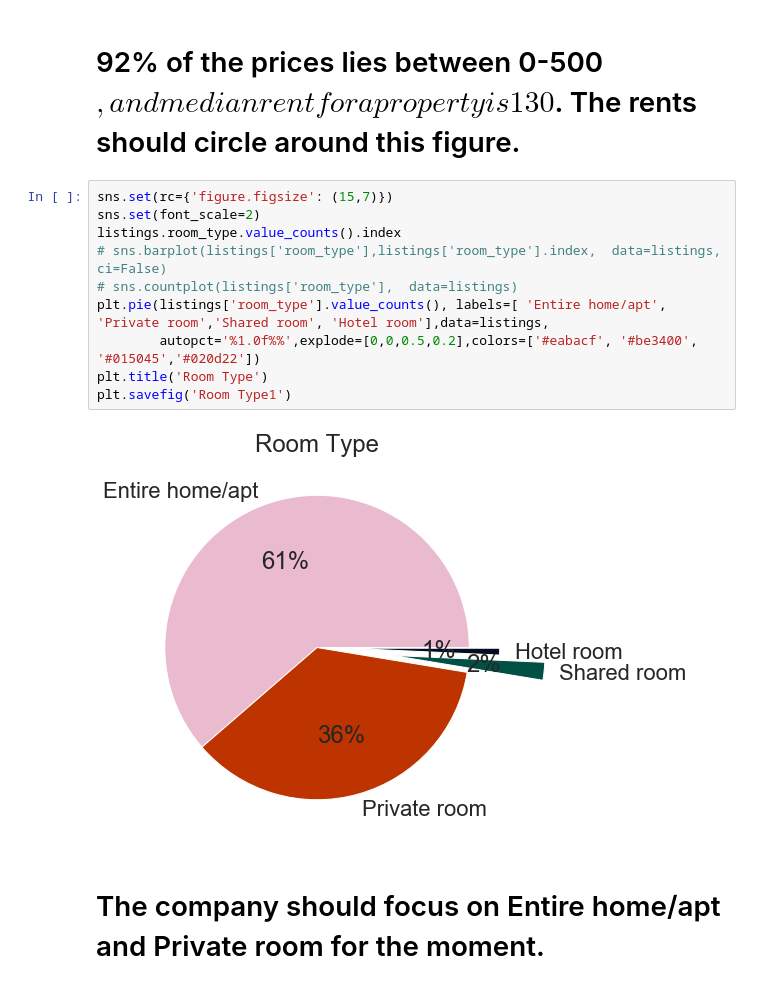
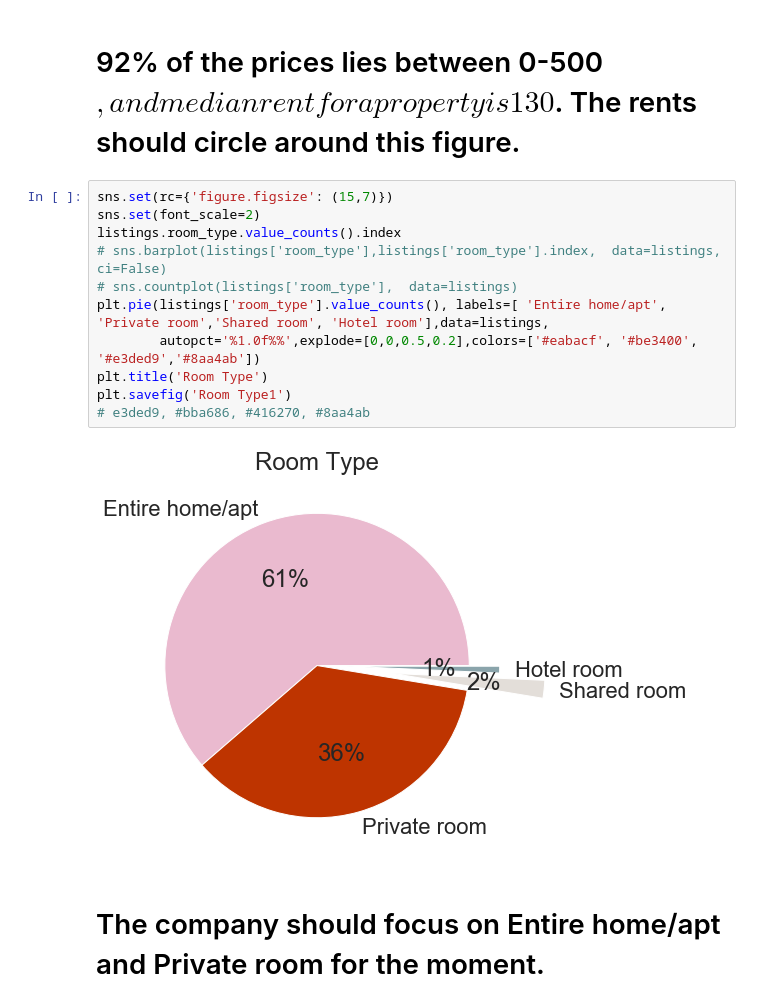
Before and after one commit to khwajajalal/Capstone2, a Jupyter notebook: Listings.ipynb, the cells around one changed output. Saved outputs shown, nothing was run; the diff lists cells and outputs as text.

```diff
--- a/Listings.ipynb
+++ b/Listings.ipynb
@@ -263,15 +265,16 @@ plt.savefig('Property Price per night')
 # %%
 sns.set(rc={'figure.figsize': (15,7)})
 sns.set(font_scale=2)
 listings.room_type.value_counts().index
 # sns.barplot(listings['room_type'],listings['room_type'].index,  data=listings, ci=False)
 # sns.countplot(listings['room_type'],  data=listings)
 plt.pie(listings['room_type'].value_counts(), labels=[ 'Entire home/apt', 'Private room','Shared room', 'Hotel room'],data=listings,
-        autopct='%1.0f%%',explode=[0,0,0.5,0.2],colors=['#eabacf', '#be3400', '#015045','#020d22'])
+        autopct='%1.0f%%',explode=[0,0,0.5,0.2],colors=['#eabacf', '#be3400', '#e3ded9','#8aa4ab'])
 plt.title('Room Type')
 plt.savefig('Room Type1')
+# e3ded9, #bba686, #416270, #8aa4ab
 # %% [output]
-[figure, old version]
+[figure, new version]
 # %% [markdown]
 # The company should focus on Entire home/apt and Private room for the moment.
 # %%
```
Also changed, not shown: parts of 1 cell of this notebook, 1 other file.
